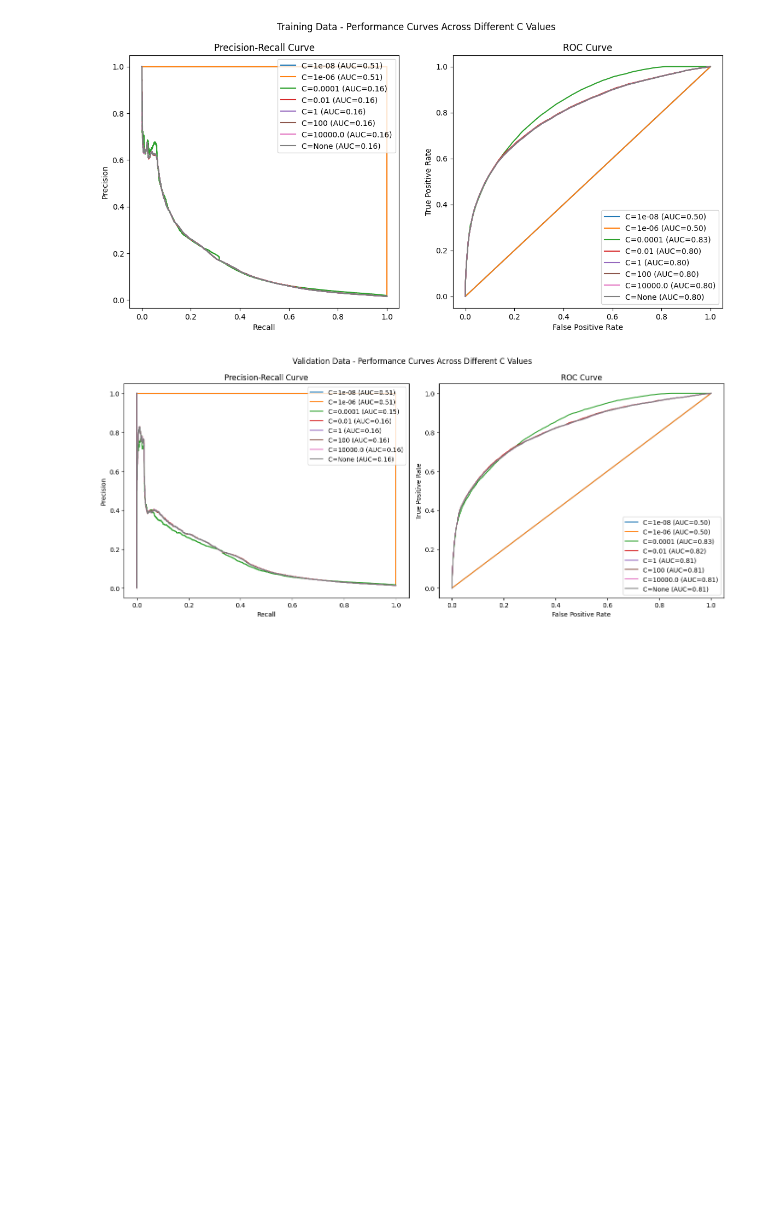
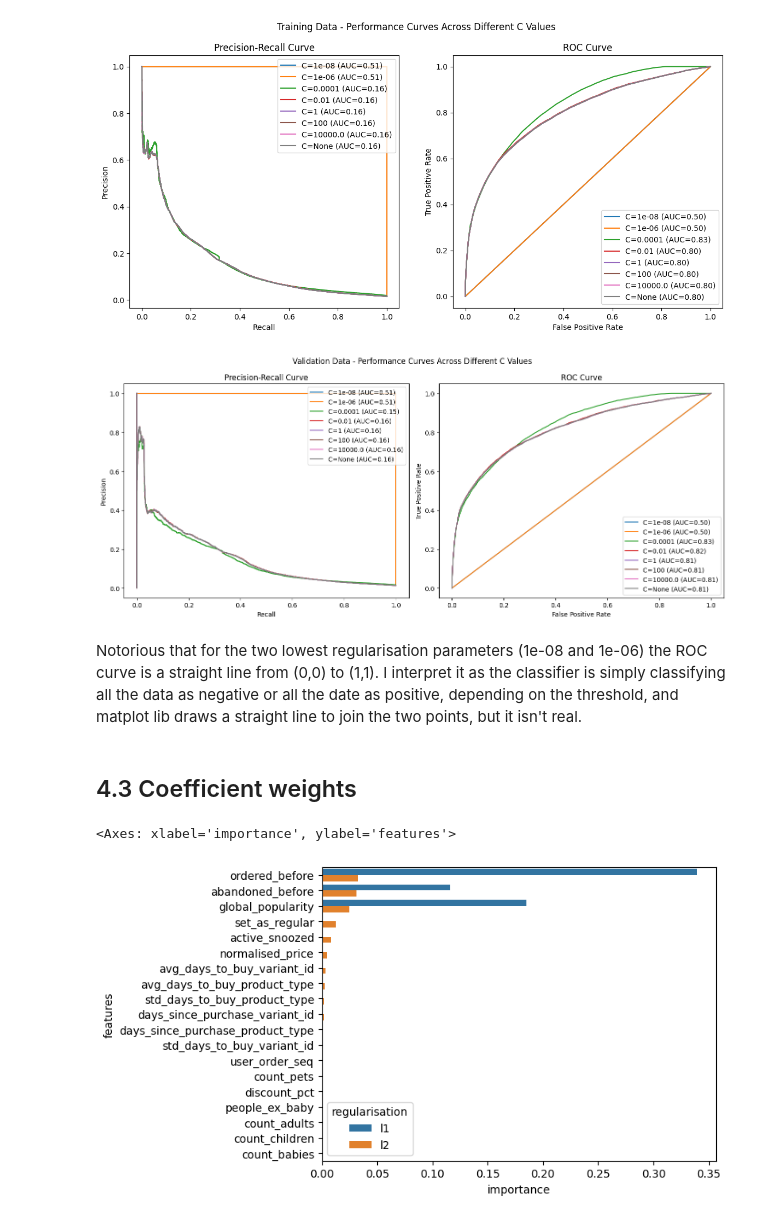
Before and after one commit to manucorujo/zrive-ds, a Jupyter notebook: src/module_3/Milestone1.ipynb, the cells around one changed output. Cells and saved outputs as stored; diff of their text form; code cells hidden in the pictures; blank space fills up the shorter version.

```diff
--- a/src/module_3/Milestone1.ipynb
+++ b/src/module_3/Milestone1.ipynb
@@ -276,3 +278,38 @@ fig_val.show()
 # %% [output]
 [figure]
 [figure]
+# %% [markdown]
+Notorious that for the two lowest regularisation parameters (1e-08 and 1e-06) the ROC curve is a straight line from (0,0) to (1,1). I interpret it as the classifier is simply classifying all the data as negative or all the date as positive, depending on the threshold, and matplot lib draws a straight line to join the two points, but it isn't real.
+# %% [markdown]
+## 4.3 Coefficient weights
+# %%
+c_l2 = 1e-6 # Best C value viewed from the previous plots
+lr = LogisticRegression(penalty="l2", C=c_l2)
+lr.fit(x_train_scaled, y_train)
+
+lr_coefs_l2 = pd.DataFrame({"features": train_cols,
+                            "importance": np.abs(lr.coef_[0]),
+                            "regularisation" : ["l2"]*len(train_cols)})
+
+lr_coefs_l2 = lr_coefs_l2.sort_values("importance", ascending=True)
+
+c_l1 = 1e-4
+lr = LogisticRegression(penalty='l1', C=c_l1,  solver="saga")
+lr.fit(x_train_scaled, y_train)
+
+lr_coefs_l1 = pd.DataFrame({"features": train_cols,
+                            "importance": np.abs(lr.coef_[0]),
+                            "regularisation" : ["l1"]*len(train_cols)})
+
+lr_coefs_l1 = lr_coefs_l1.sort_values("importance", ascending=True)
+# %%
+lr_coefs = pd.concat([lr_coefs_l1, lr_coefs_l2])
+lr_coefs["features"] = pd.Categorical(lr_coefs["features"])
+
+lr_coefs = lr_coefs.sort_values("importance", ascending=True)
+order_cols = lr_coefs_l2.sort_values("importance", ascending=False)["features"]
+
+sns.barplot(lr_coefs, x="importance", y="features", hue="regularisation", order=order_cols)
+# %% [output]
+<Axes: xlabel='importance', ylabel='features'>
+[figure, added]
```
Also changed, not shown: parts of 5 cells of this notebook, 4 other files.
